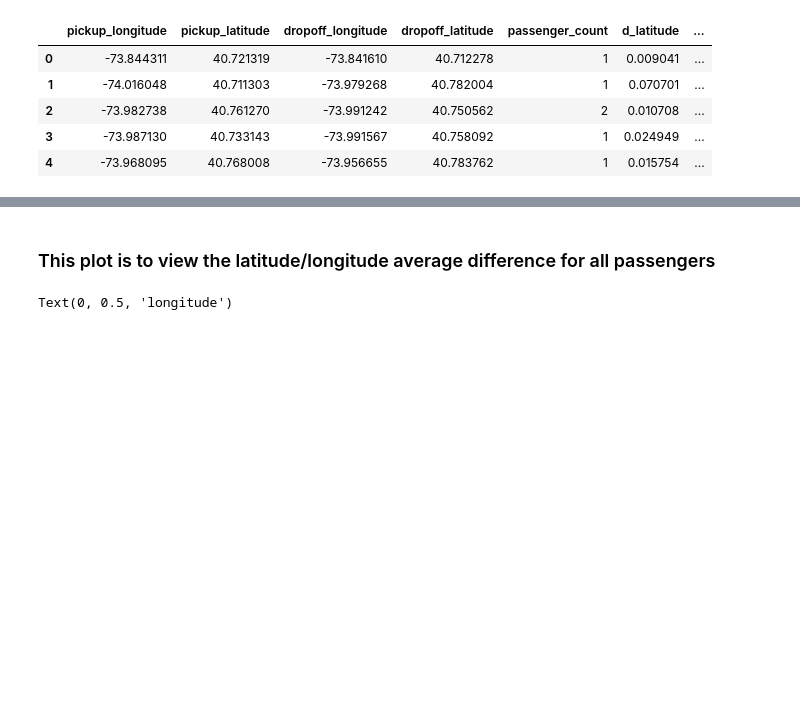
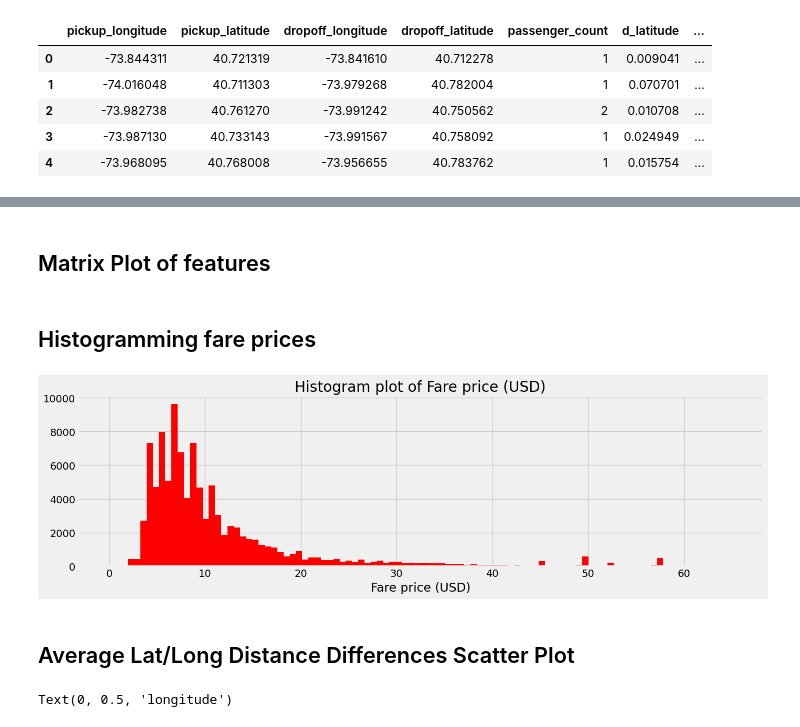
Before and after one commit to efazHossain/DATA-3402-efazh, a Jupyter notebook: Labs/Kaggle Project/EfazH_NYC_Taxi.ipynb, the cells around one changed output, grey strips where cells are left out. Drawn from its saved outputs; the diff is of its cells as text; code cells hidden in the pictures; blank space fills up the shorter version.

```diff
--- a/Labs/Kaggle Project/EfazH_NYC_Taxi.ipynb
+++ b/Labs/Kaggle Project/EfazH_NYC_Taxi.ipynb
@@ -109,5 +135,19 @@ plt.show()
+# %% [markdown]
+## Matrix Plot of features
+# %% [markdown]
+## Histogramming fare prices
+# %%
+plt.style.use('fivethirtyeight')
+plt.figure(figsize=(15, 4))
+
+plt.hist(train_Y, bins=100,range = (0,65), color='red')
+plt.xlabel("Fare price (USD)")
+plt.title("Histogram plot of Fare price (USD)")
+plt.show()
+# %% [output]
+[figure, new version]
 # %% [markdown]
-### This plot is to view the latitude/longitude average difference for all passengers
+## Average Lat/Long Distance Differences Scatter Plot
 # %%
 plt.figure(figsize=(15,4))
 
```
Also changed, not shown: parts of 15 cells of this notebook, 1 other file.
